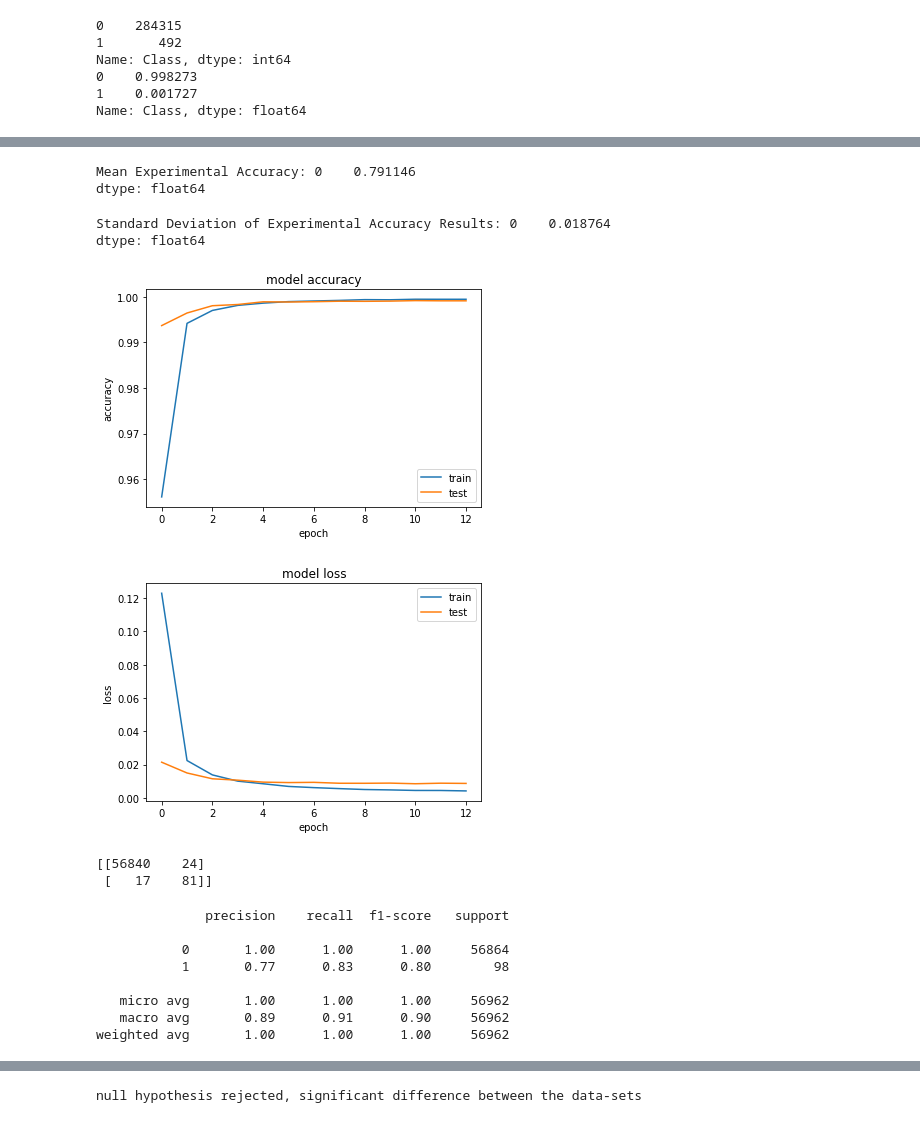
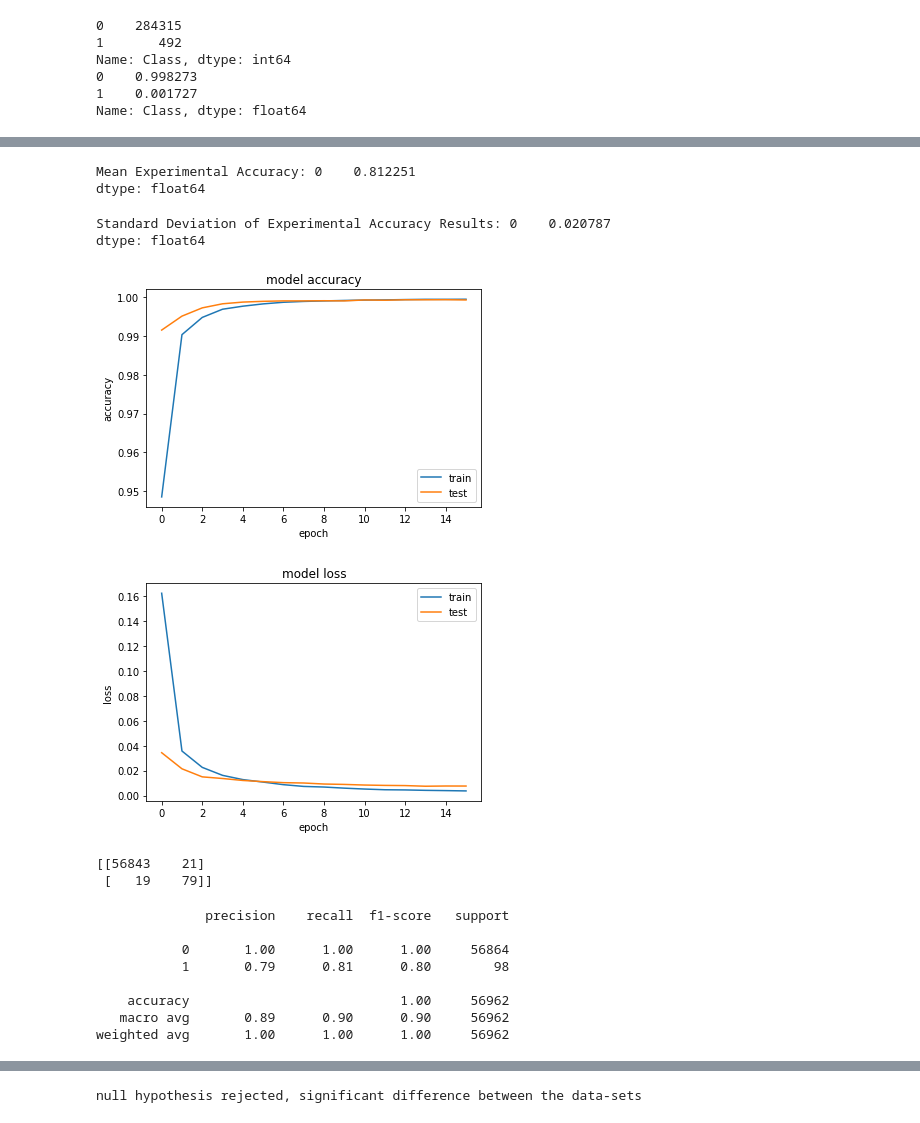
Before and after one commit to kaii55/Complete-ANN-with-credit-card-fraud, a Jupyter notebook: DMAT_2018_ARITRA_MAJUMDAR.ipynb, the cells around one changed output, grey strips where cells are left out. Cells and saved outputs as stored; diff of their text form; code cells hidden in the pictures.

```diff
--- a/DMAT_2018_ARITRA_MAJUMDAR.ipynb
+++ b/DMAT_2018_ARITRA_MAJUMDAR.ipynb
@@ -349,7 +311,7 @@ X_resampled, Y_resampled = sm.fit_resample(X_train_train, Y_train_train)
 from sklearn.metrics import f1_score
 callbacks = [EarlyStopping(monitor='val_loss',mode='min',patience=2, restore_best_weights = True)]
 results_control_accuracy = []
-for i in range(0,60):
+for i in range(0,10):
     model = Sequential()
     model.add(Dense(64, input_dim=len(X.columns),kernel_initializer = 'he_normal', activation='relu'))
     model.add(Dropout(0.5))
@@ -359,7 +321,7 @@ for i in range(0,60):
 
     history = model.fit(X_resampled, Y_resampled, callbacks = callbacks,
           epochs=30,validation_data = (X_test_test, Y_test_test),
-          batch_size=512)
+          batch_size=512, verbose = 0)
 
     y_test_pred= model.predict(X_test) > 0.5
 
@@ -480,7 +426,7 @@ plt.show()
 from sklearn.metrics import f1_score
 callbacks = [EarlyStopping(monitor='val_loss',mode='min',patience=2, restore_best_weights = True)]
 results_experimental_accuracy = []
-for i in range(0,60):
+for i in range(0,10):
     model = Sequential()
     model.add(Dense(64, input_dim=len(X.columns),kernel_initializer = 'he_normal',activation='relu'))
     model.add(Dropout(0.5))
@@ -492,7 +438,7 @@ for i in range(0,60):
 
     history = model.fit(X_resampled, Y_resampled,callbacks = callbacks,
           epochs=30,validation_data = (X_test_test, Y_test_test),
-          batch_size=512)
+          batch_size=512, verbose = 0)
 
     y_test_pred= model.predict(X_test) > 0.5
 
@@ -525,24 +455,24 @@ results_experimental_accuracy = pd.DataFrame(results_experimental_accuracy)
 mean_experimental_accuracy = results_experimental_accuracy.mean()
 print("Mean Experimental Accuracy: {}".format(mean_experimental_accuracy))
 # %% [output]
-Mean Experimental Accuracy: 0    0.791146
+Mean Experimental Accuracy: 0    0.812251
 dtype: float64
 # %%
 std_experimental_accuracy = results_experimental_accuracy.std()
 print("Standard Deviation of Experimental Accuracy Results: {}".format(std_experimental_accuracy))
 # %% [output]
-Standard Deviation of Experimental Accuracy Results: 0    0.018764
+Standard Deviation of Experimental Accuracy Results: 0    0.020787
 dtype: float64
 # %%
-plt.plot(history.history['acc'])
-plt.plot(history.history['val_acc'])
+plt.plot(history.history['accuracy'])
+plt.plot(history.history['val_accuracy'])
 plt.title('model accuracy')
 plt.ylabel('accuracy')
 plt.xlabel('epoch')
 plt.legend(['train', 'test'], loc='lower right')
 plt.show()
 # %% [output]
-[figure, old version]
+[figure, new version]
 # %%
 plt.plot(history.history['loss'])
 plt.plot(history.history['val_loss'])
@@ -552,15 +482,15 @@ plt.xlabel('epoch')
 plt.legend(['train', 'test'], loc='upper right')
 plt.show()
 # %% [output]
-[figure, old version]
+[figure, new version]
 # %%
 #Confusion Matrix generation
 from sklearn.metrics import confusion_matrix
 cm = confusion_matrix(Y_test, y_test_pred)
 print(cm)
 # %% [output]
-[[56840    24]
- [   17    81]]
+[[56843    21]
+ [   19    79]]
 # %%
 #Classification Report
 from sklearn.metrics import classification_report
@@ -569,9 +499,9 @@ print(classification_report(Y_test, y_test_pred))
               precision    recall  f1-score   support
 
            0       1.00      1.00      1.00     56864
-           1       0.77      0.83      0.80        98
+           1       0.79      0.81      0.80        98
 
-   micro avg       1.00      1.00      1.00     56962
-   macro avg       0.89      0.91      0.90     56962
+    accuracy                           1.00     56962
+   macro avg       0.89      0.90      0.90     56962
 weighted avg       1.00      1.00      1.00     56962
 # %%
```
Also changed, not shown: parts of 36 cells of this notebook.
